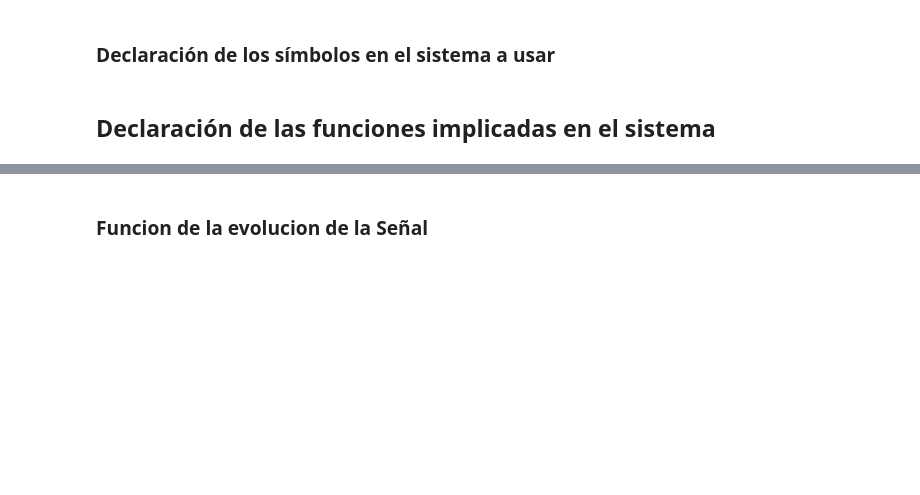
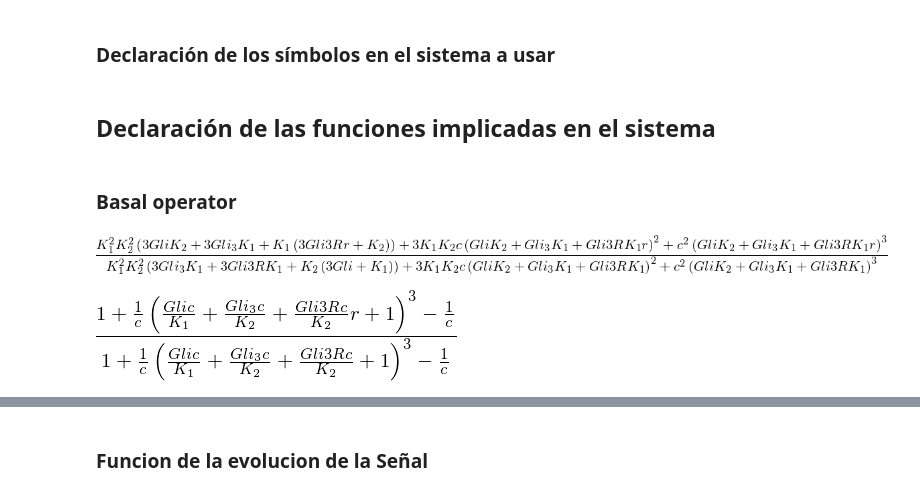
Before and after one commit to thebooort/shh-signal-model, a Jupyter notebook: scripts/Jupyter_Notebook_For_Symbolic_Calculations/Steady_states_notebook.ipynb, the cells around one changed output, grey strips where cells are left out. Drawn from its saved outputs; the diff is of its cells as text; code cells hidden in the pictures; blank space fills up the shorter version.

Commit message:
added reduced promoter and basal

```diff
--- a/scripts/Jupyter_Notebook_For_Symbolic_Calculations/Steady_states_notebook.ipynb
+++ b/scripts/Jupyter_Notebook_For_Symbolic_Calculations/Steady_states_notebook.ipynb
@@ -41,5 +41,26 @@ Gli3 = Symbol('Gli3', real=True)
 Gli3R = Symbol('Gli3R', real=True)
 Ptc = Symbol('Ptc', real=True)
 F_reg = Symbol('F_reg', real=True)
+#---------
+v_max = Symbol('v_max', real=True)
+r_bas = Symbol('r_bas', real=True)
+v_maxp = Symbol('v_maxp', real=True)
+r_basp = Symbol('r_basp', real=True)
+r = Symbol('r', real=True)
+e = Symbol('e', real=True)
+K1 = Symbol('K1', real=True)
+K2 = Symbol('K2', real=True)
 # %% [markdown]
 ## Declaración de las funciones implicadas en el sistema
+# %% [markdown]
+### Basal operator
+# %%
+Basal=(3*c*K1*K2*(Gli3*K1+ Gli*K2 + Gli3R*K1*r)**2 + c**2*(Gli3*K1 + Gli*K2 + Gli3R*K1*r)**3 + K1**2*K2**2*(3*Gli3*K1 + 3*Gli*K2 + K1*(K2+ 3*Gli3R*r)))/ (3*c*K1*K2*(Gli3*K1 + Gli3R*K1 + Gli*K2)**2 + c**2*(Gli3*K1 + Gli3R*K1 + Gli*K2)**3 + K1**2*K2**2*(3*Gli3*K1 + 3*Gli3R*K1 + (3*Gli +K1)*K2))
+Basal
+# %% [output]
+[figure, added]
+# %%
+Reduced_Basal= (1-1/c+1/c*(1+c*Gli*K1**-1+c*Gli3*K2**-1+r*c*Gli3R*K2**-1)**3)/(1-1/c+1/c*(1+c*Gli*K1**-1+c*Gli3*K2**-1+c*Gli3R*K2**-1)**3)
+Reduced_Basal
+# %% [output]
+[figure, added]
```
Also changed, not shown: parts of 7 cells of this notebook.
